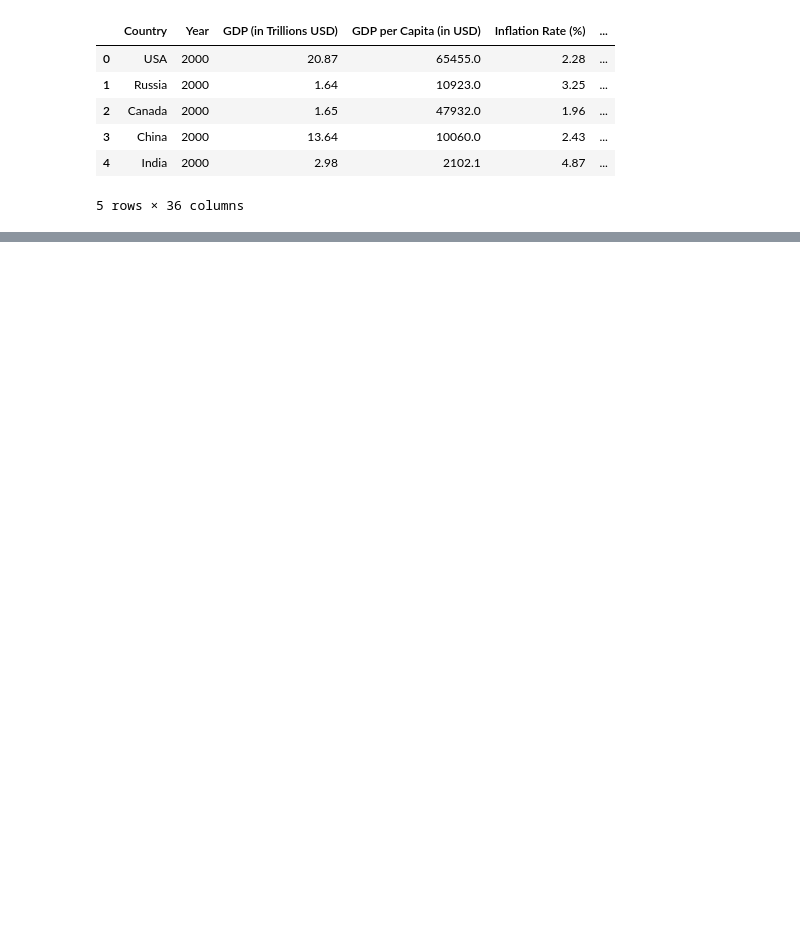
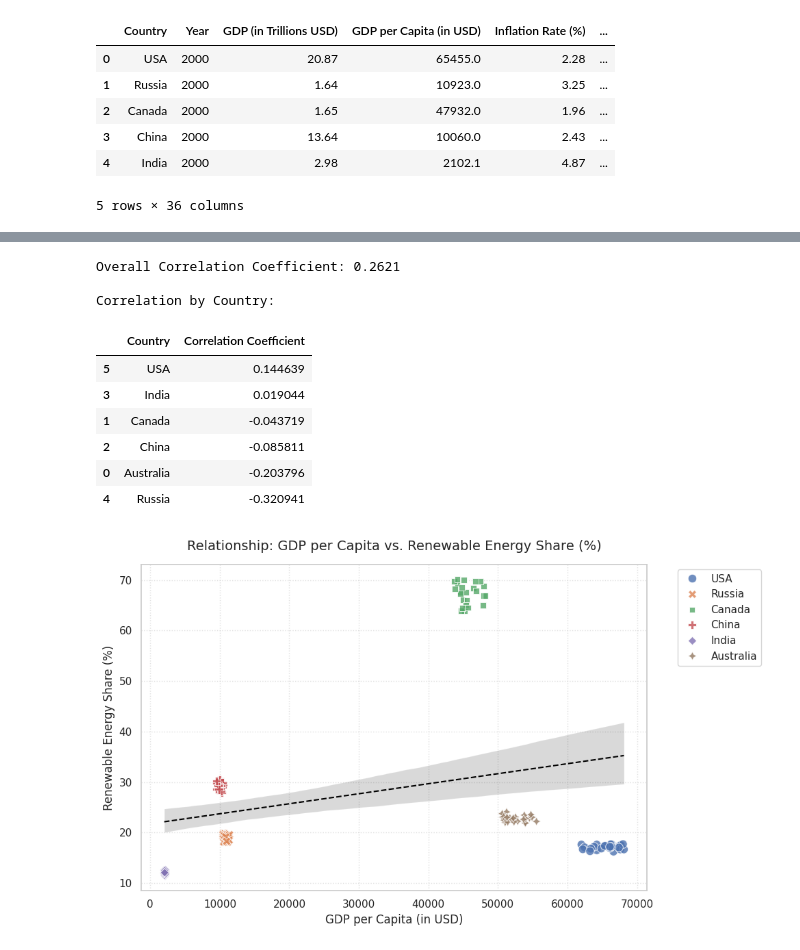
Before and after one commit to sitiekbal/CapstnPro_Econ.Analysis, a Jupyter notebook: Capstone_Project_Economic_Analysis.ipynb, the cells around one changed output, grey strips where cells are left out. Drawn from its saved outputs; the diff is of its cells as text; code cells hidden in the pictures; blank space fills up the shorter version.

```diff
--- a/Capstone_Project_Economic_Analysis.ipynb
+++ b/Capstone_Project_Economic_Analysis.ipynb
@@ -52,0 +91,57 @@ Max absolute difference between reported and computed GDP per capita: 7177.21841
+# %%
+import pandas as pd
+import matplotlib.pyplot as plt
+import seaborn as sns
+
+# Calculate overall correlation
+overall_corr = df['GDP per Capita (in USD)'].corr(df['Renewable Energy Share (%)'])
+print(f"Overall Correlation Coefficient: {overall_corr:.4f}")
+
+# Calculate correlation by country
+country_corrs = df.groupby('Country').apply(lambda g: g['GDP per Capita (in USD)'].corr(g['Renewable Energy Share (%)'])).reset_index()
+country_corrs.columns = ['Country', 'Correlation Coefficient']
+print("\nCorrelation by Country:")
+display(country_corrs.sort_values(by='Correlation Coefficient', ascending=False))
+
+# Plot the relationship
+plt.figure(figsize=(10, 6))
+sns.scatterplot(
+    data=df,
+    x='GDP per Capita (in USD)',
+    y='Renewable Energy Share (%)',
+    hue='Country',
+    style='Country',
+    s=80,
+    alpha=0.8
+)
+
+# Add an overall regression line to see the macro trend
+sns.regplot(
+    data=df,
+    x='GDP per Capita (in USD)',
+    y='Renewable Energy Share (%)',
+    scatter=False,
+    color='black',
+    line_kws={'linestyle': '--', 'linewidth': 1.5, 'label': 'Overall Trend'}
+)
+
+plt.title('Relationship: GDP per Capita vs. Renewable Energy Share (%)', fontsize=14, pad=15)
+plt.xlabel('GDP per Capita (in USD)', fontsize=12)
+plt.ylabel('Renewable Energy Share (%)', fontsize=12)
+plt.grid(True, linestyle=':', alpha=0.6)
+plt.legend(bbox_to_anchor=(1.05, 1), loc='upper left')
+plt.tight_layout()
+plt.savefig('gdp_vs_renewables_correlation.png', dpi=150)
+plt.show()
+# %% [output]
+Overall Correlation Coefficient: 0.2621
+
+Correlation by Country:
+|  | Country | Correlation Coefficient |
+| 5 | USA | 0.144639 |
+| 3 | India | 0.019044 |
+| 1 | Canada | -0.043719 |
+| 2 | China | -0.085811 |
+| 0 | Australia | -0.203796 |
+| 4 | Russia | -0.320941 |
+[figure, added]
```
Also changed, not shown: parts of 6 cells of this notebook.
